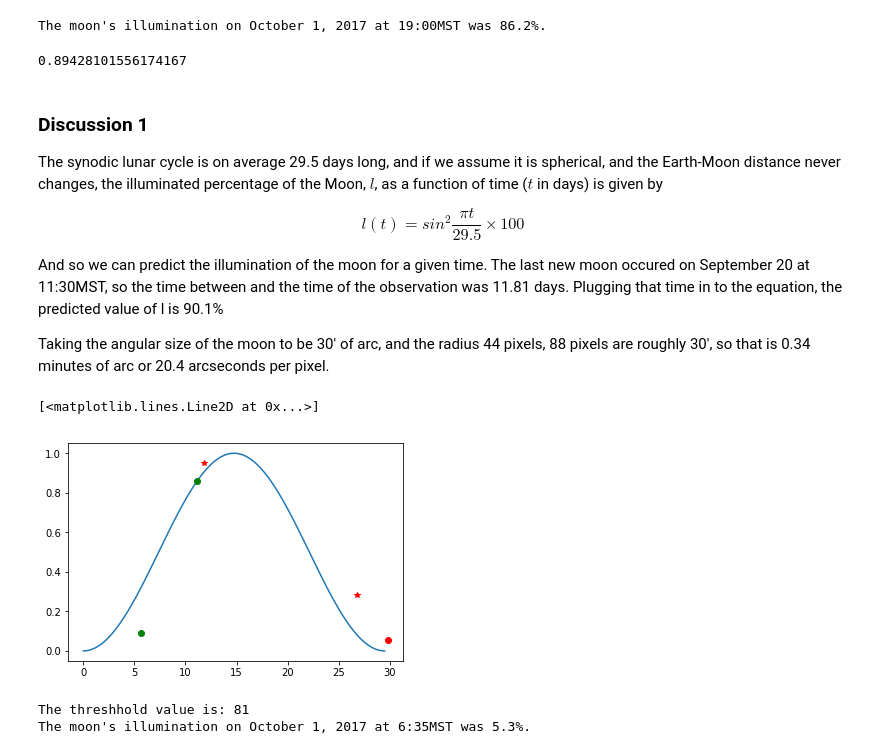
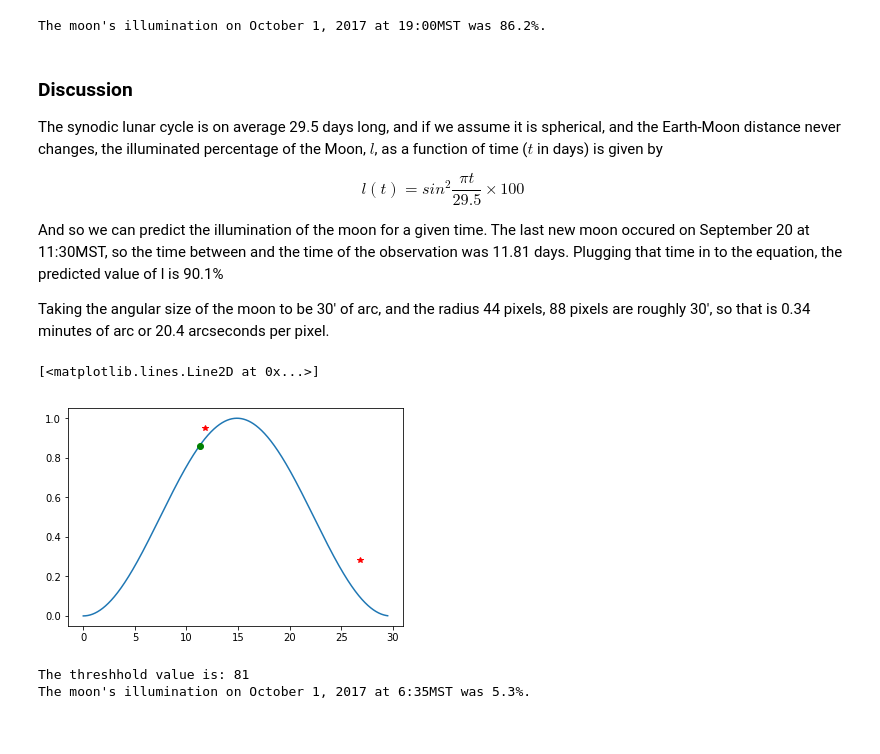
Before and after one commit to cpkimber/phys325, a Jupyter notebook: Moon Illumination.ipynb, the cells around one changed output. Saved outputs shown, nothing was run; the diff lists cells and outputs as text; code cells hidden in the pictures.

```diff
--- a/Moon Illumination.ipynb
+++ b/Moon Illumination.ipynb
@@ -53,12 +53,8 @@ illumination = (brights/moon_size) * 100
 print("The moon's illumination on %s at 19:00MST was %2.1f%%." % (date, illumination))
 # %% [output]
 The moon's illumination on October 1, 2017 at 19:00MST was 86.2%.
-# %%
-(sin(3.14159*11.81/29.93))**2
-# %% [output]
-0.89428101556174167
 # %% [markdown]
-<h3>Discussion 1</h3>
+<h3>Discussion</h3>
 
 The synodic lunar cycle is on average 29.5 days long, and if we assume it is spherical, and the Earth-Moon distance never changes, the illuminated percentage of the Moon, $l$, as a function of time ($t$ in days) is given by
 
@@ -70,15 +66,13 @@ And so we can predict the illumination of the moon for a given time. The last ne
 Taking the angular size of the moon to be 30' of arc, and the radius 44 pixels, 88 pixels are roughly 30', so that is 0.34 minutes of arc or 20.4 arcseconds per pixel.
 # %%
 x = linspace(0,29.5,20000)
-plt.plot(x,sin(x*pi/29.5)**2)
-plt.plot(29.5/pi*asin(.862**(1/2)),.862,'go')
+plt.plot(x,sin(x*pi/29.79)**2)
+plt.plot(29.79/pi*asin(.862**(1/2)),.862,'go')
 plt.plot(11.81,sin(pi*11.81/29.5),'r*')
 plt.plot(26.79,sin(pi*26.79/29.5),'r*')
-plt.plot(2*29.5/pi*asin(.089**(1/2)), 0.089, 'go')
-plt.plot(29.79, 0.053, 'ro')
 # %% [output]
 [<matplotlib.lines.Line2D at 0x...>]
-[figure, old version]
+[figure, new version]
 # %%
 date = "October 1, 2017"
 file = "moon_17_10_17_635.png"
```
Also changed, not shown: parts of 1 cell of this notebook.
